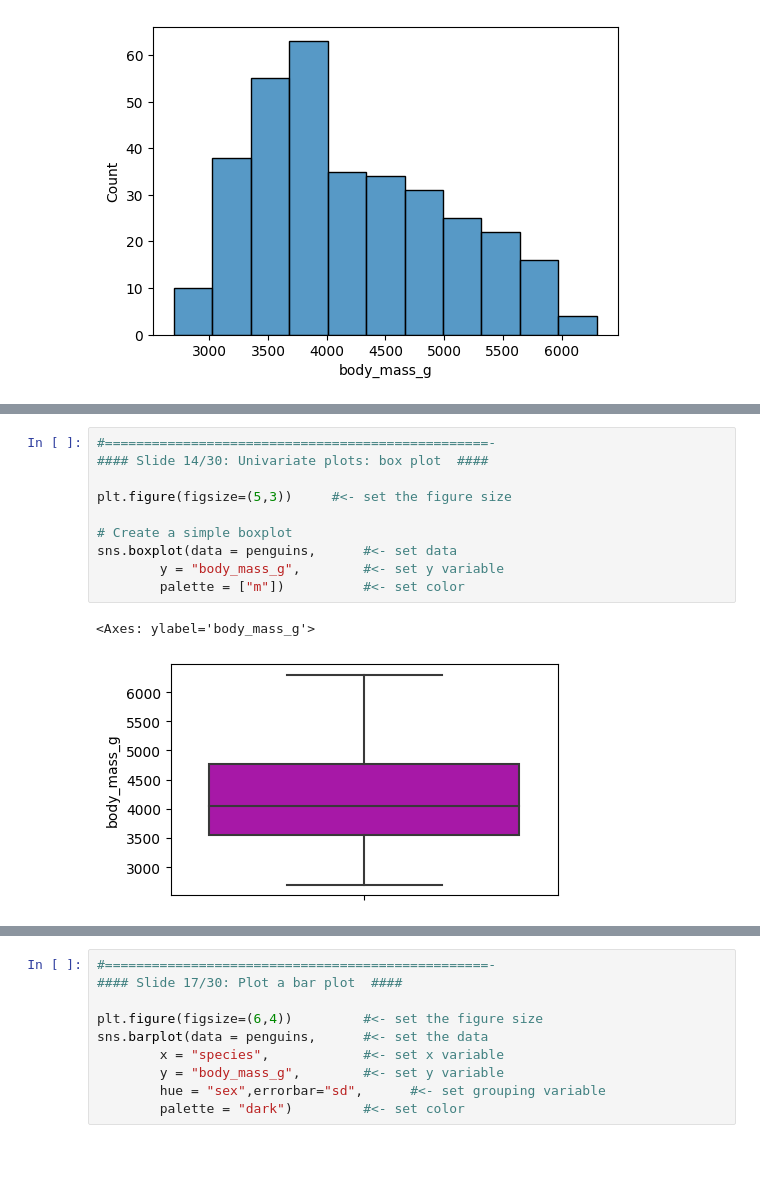
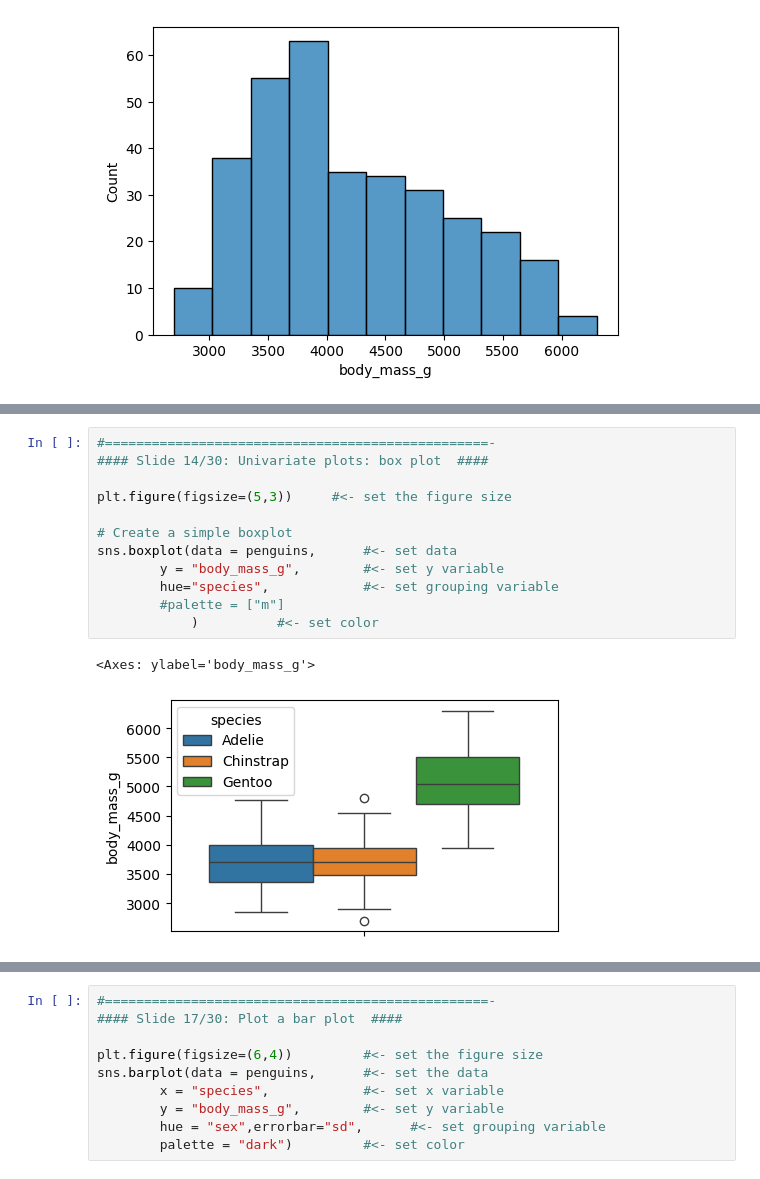
Before and after one commit to dilip-ksa/Data-Visualization-with-Python, a Jupyter notebook: 03-InteractiveVisualizationwithPlotly Feb -Mar 2026/1-Seaborn/1-Seaborn-code.ipynb, the cells around one changed output, grey strips where cells are left out. Drawn from its saved outputs; the diff is of its cells as text.

```diff
--- a/03-InteractiveVisualizationwithPlotly Feb -Mar 2026/1-Seaborn/1-Seaborn-code.ipynb
+++ b/03-InteractiveVisualizationwithPlotly Feb -Mar 2026/1-Seaborn/1-Seaborn-code.ipynb
@@ -64,16 +66,18 @@ sns.histplot(data = penguins,     #<- set data
 # %%
 #=================================================-
 #### Slide 14/30: Univariate plots: box plot  ####
 
 plt.figure(figsize=(5,3))     #<- set the figure size
 
 # Create a simple boxplot
 sns.boxplot(data = penguins,      #<- set data
         y = "body_mass_g",        #<- set y variable
-        palette = ["m"])          #<- set color
+        hue="species",            #<- set grouping variable
+        #palette = ["m"]
+            )          #<- set color
 # %% [output]
 <Axes: ylabel='body_mass_g'>
-[figure, old version]
+[figure, new version]
 # %%
 #=================================================-
 #### Slide 15/30: Plot a box plot  ####
```
Also changed, not shown: parts of 6 cells of this notebook.
